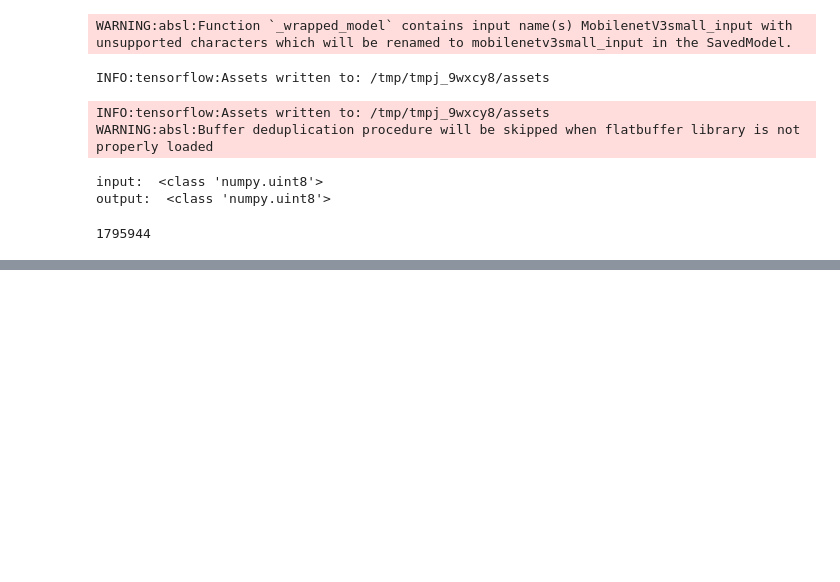
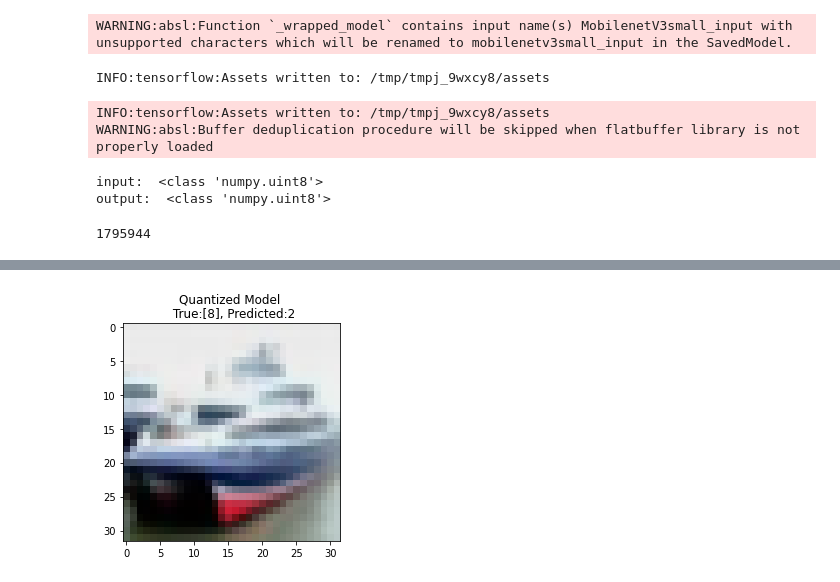
Before and after one commit to yutan0565/Light-Weight-Base_Tensorflow2, a Jupyter notebook: MobileNet_V3_Small_예시.ipynb, the cells around one changed output, grey strips where cells are left out. Cells and saved outputs as stored; diff of their text form; code cells hidden in the pictures; blank space fills up the shorter version.

```diff
--- a/MobileNet_V3_Small_예시.ipynb
+++ b/MobileNet_V3_Small_예시.ipynb
@@ -241,0 +251,4 @@ Quantized model accuracy is 100000.0000% (Number of test samples=10000)
+# %%
+test_model(tflite_model_quant_file, test_image_index, model_type="Quantized")
+# %% [output]
+[figure, added]
```
Also changed, not shown: parts of 33 cells of this notebook.
